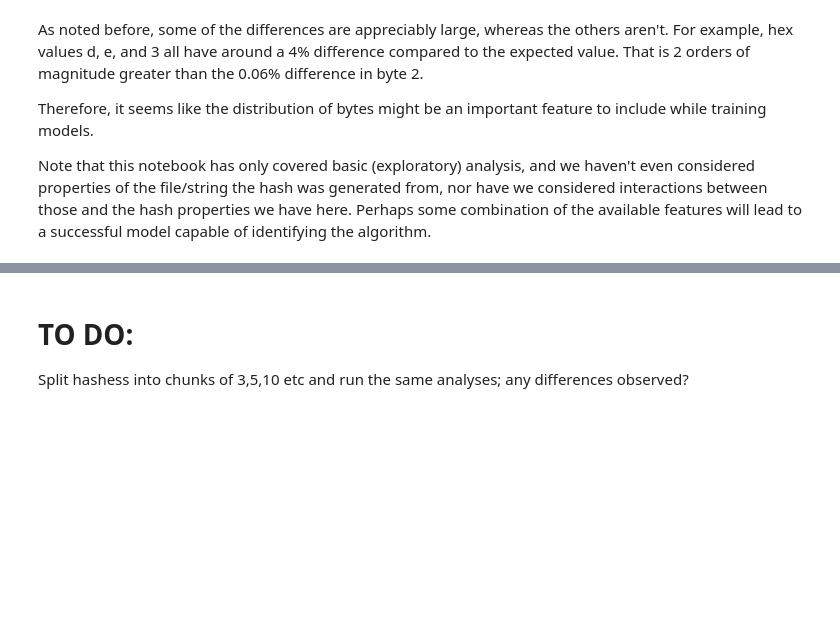
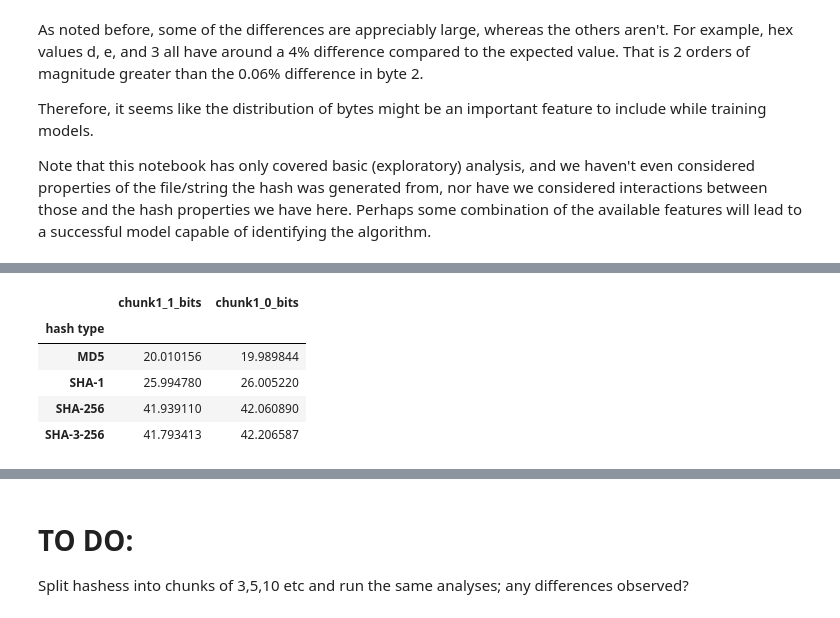
Before and after one commit to John-Blodgett/CSC466-Project, a Jupyter notebook: Exploratory_Analysis.ipynb, the cells around one changed output, grey strips where cells are left out. Cells and saved outputs as stored; diff of their text form; code cells hidden in the pictures; blank space fills up the shorter version.

```diff
--- a/Exploratory_Analysis.ipynb
+++ b/Exploratory_Analysis.ipynb
@@ -219,0 +289,9 @@ Note that this notebook has only covered basic (exploratory) analysis, and we ha
+# %%
+df_chunk.groupby('hash type').mean()[['chunk1_0_bits', 'chunk1_1_bits']]
+# %% [output]
+|  | chunk1_1_bits | chunk1_0_bits |
+| hash type |  |  |
+| MD5 | 20.010156 | 19.989844 |
+| SHA-1 | 25.994780 | 26.005220 |
+| SHA-256 | 41.939110 | 42.060890 |
+| SHA-3-256 | 41.793413 | 42.206587 |
```
Also changed, not shown: parts of 5 cells of this notebook.
